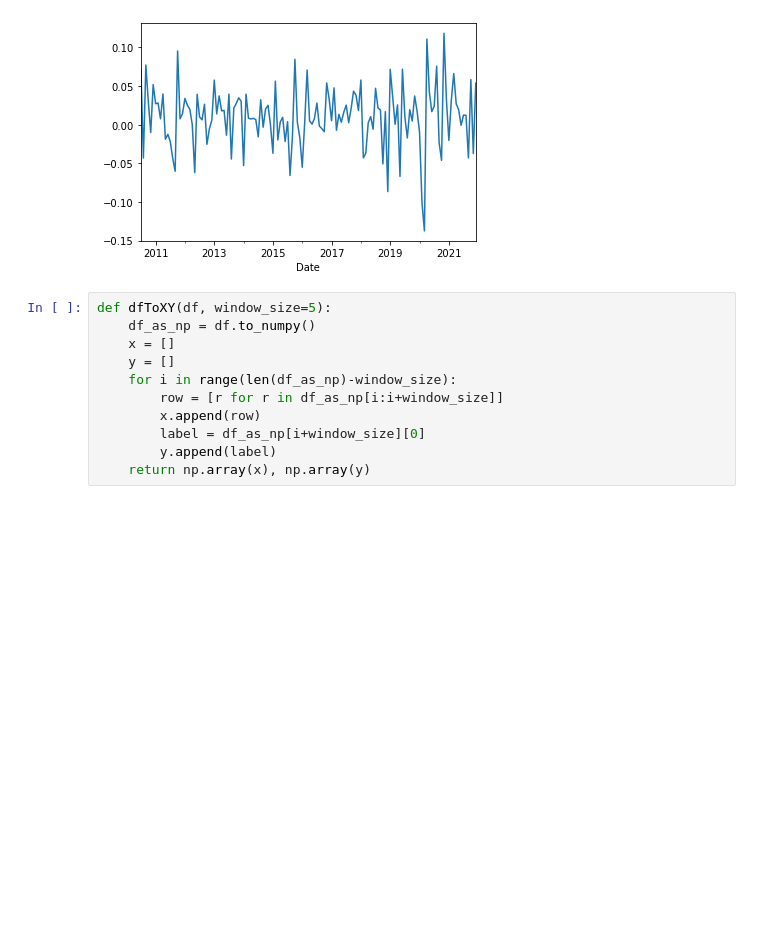
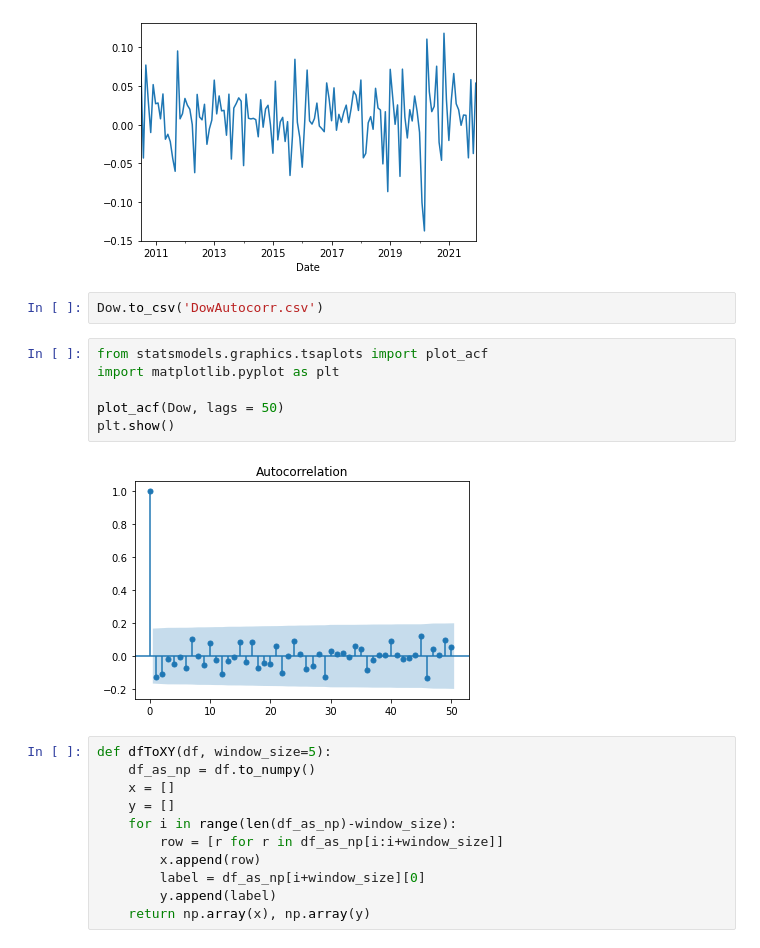
Before and after one commit to willhunter113/Bitcoin-Determinate-Analysis, a Jupyter notebook: Predictive Model/LSTMDowJones.ipynb, the cells around one changed output. Drawn from its saved outputs; the diff is of its cells as text; blank space fills up the shorter version.

```diff
--- a/LSTMDowJones.ipynb
+++ b/Predictive Model/LSTMDowJones.ipynb
@@ -50,6 +50,16 @@ Dow.plot()
 # %% [output]
 <AxesSubplot:xlabel='Date'>
 [figure]
+# %%
+Dow.to_csv('DowAutocorr.csv')
+# %%
+from statsmodels.graphics.tsaplots import plot_acf
+import matplotlib.pyplot as plt
+
+plot_acf(Dow, lags = 50)
+plt.show()
+# %% [output]
+[figure, added]
 # %%
 def dfToXY(df, window_size=5):
     df_as_np = df.to_numpy()
```
Also changed, not shown: 37 other files.
